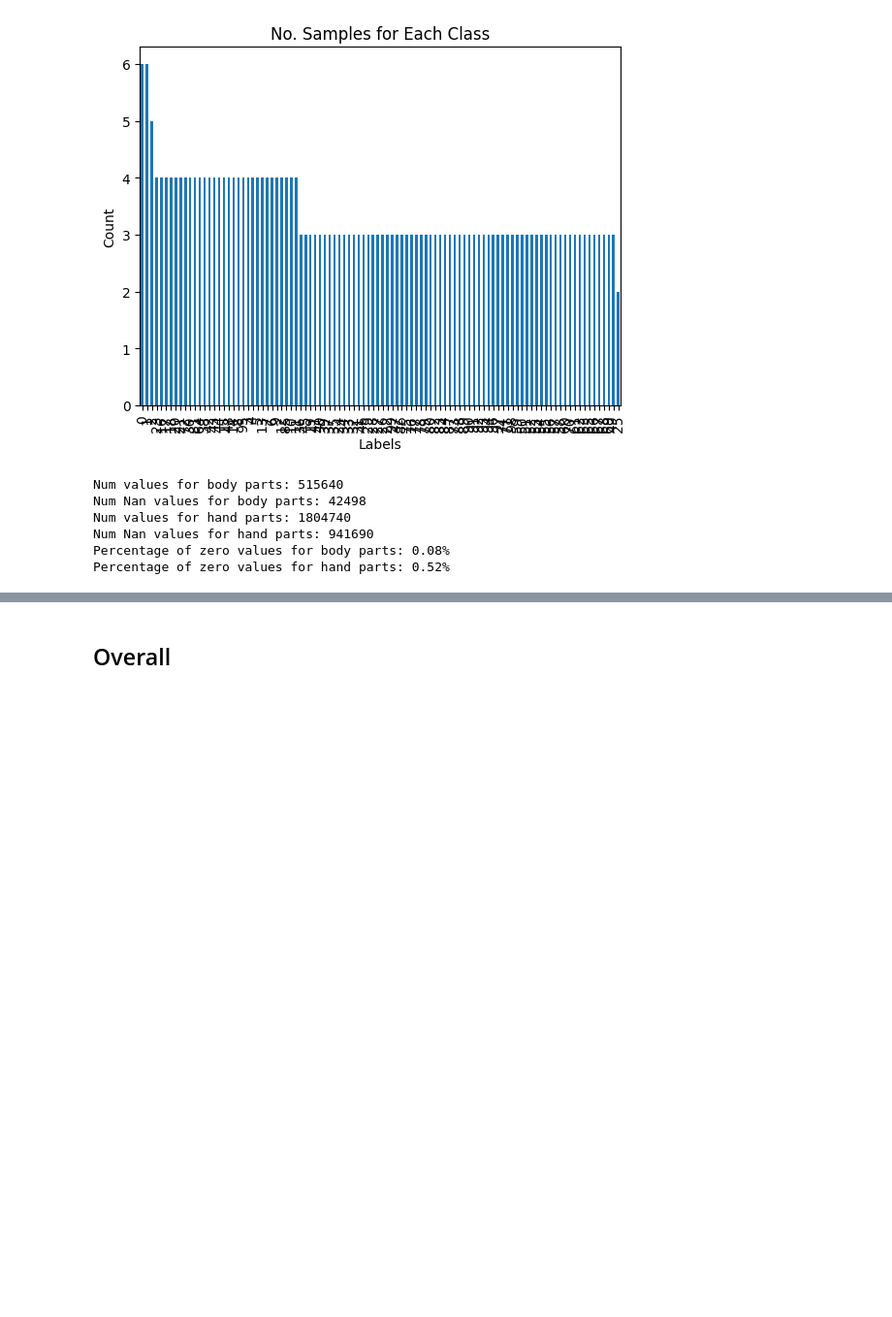
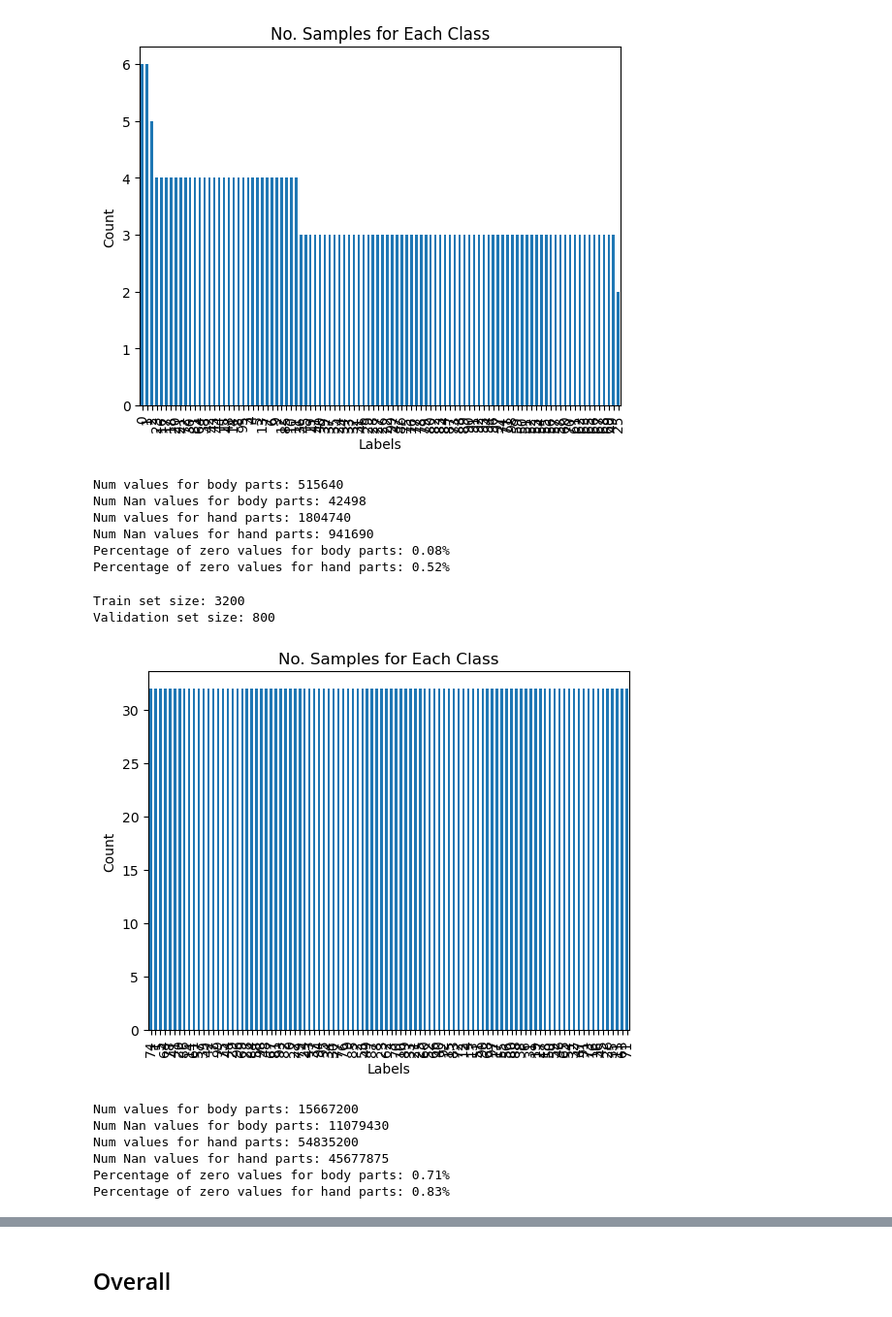
Before and after one commit to mpuu00001/Siformer, a Jupyter notebook: notebook/dataset_distribution_analysis.ipynb, the cells around one changed output, grey strips where cells are left out. Shown: that part at 97% size. Saved outputs shown, nothing was run; the diff lists cells and outputs as text; code cells hidden in the pictures; blank space fills up the shorter version.

```diff
--- a/notebook/dataset_distribution_analysis.ipynb
+++ b/notebook/dataset_distribution_analysis.ipynb
@@ -132,3 +146,39 @@ Num values for hand parts: 1804740
 Num Nan values for hand parts: 941690
 Percentage of zero values for body parts: 0.08%
 Percentage of zero values for hand parts: 0.52%
+# %%
+import pandas as pd
+from sklearn.model_selection import train_test_split
+
+# Assuming your CSV file is named 'your_data.csv'
+# csv_file_path = 'your_data.csv'
+
+# Load the CSV file into a pandas DataFrame
+df = pd.read_csv(r'D:\Skeleton_based_SLR\datasets\rectified\combination\rectified_aafe_04_balanced_WLASL100_SMOTE.csv')
+
+# Assuming the column containing labels is named 'labels'
+labels = df['labels']
+
+# Split the data into training and validation sets, maintaining class balance
+train_df, val_df = train_test_split(df, test_size=0.2, stratify=labels, random_state=42)
+
+# Display the number of samples in each set
+print("Train set size:", len(train_df))
+print("Validation set size:", len(val_df))
+
+# You can save the resulting DataFrames to new CSV files if needed
+train_df.to_csv(r'D:\Skeleton_based_SLR\datasets\rectified\combination\splited\train_rectified_aafe_04_balanced_WLASL100_SMOTE.csv', index=False)
+val_df.to_csv(r'D:\Skeleton_based_SLR\datasets\rectified\combination\splited\val_rectified_aafe_04_balanced_WLASL100_SMOTE.csv', index=False)
+# %% [output]
+Train set size: 3200
+Validation set size: 800
+# %%
+calculate_and_print_stats(None, dataframe=train_df)
+# %% [output]
+[figure, added]
+Num values for body parts: 15667200
+Num Nan values for body parts: 11079430
+Num values for hand parts: 54835200
+Num Nan values for hand parts: 45677875
+Percentage of zero values for body parts: 0.71%
+Percentage of zero values for hand parts: 0.83%
```
Also changed, not shown: parts of 8 cells of this notebook, 5 other files.
